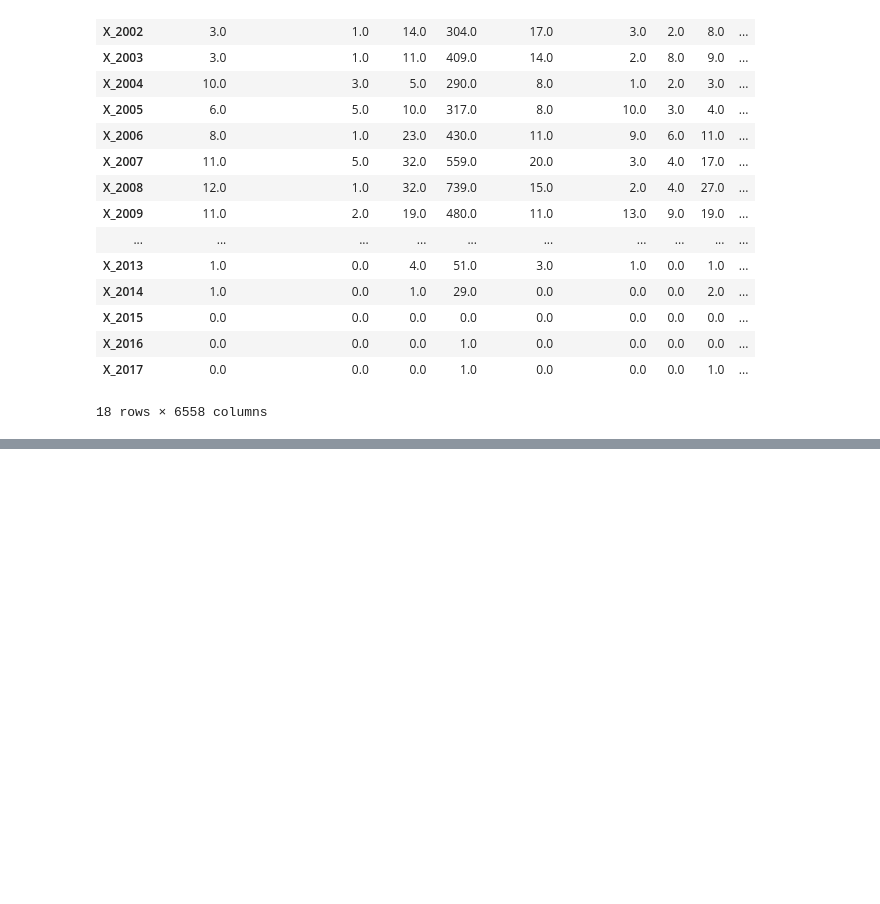
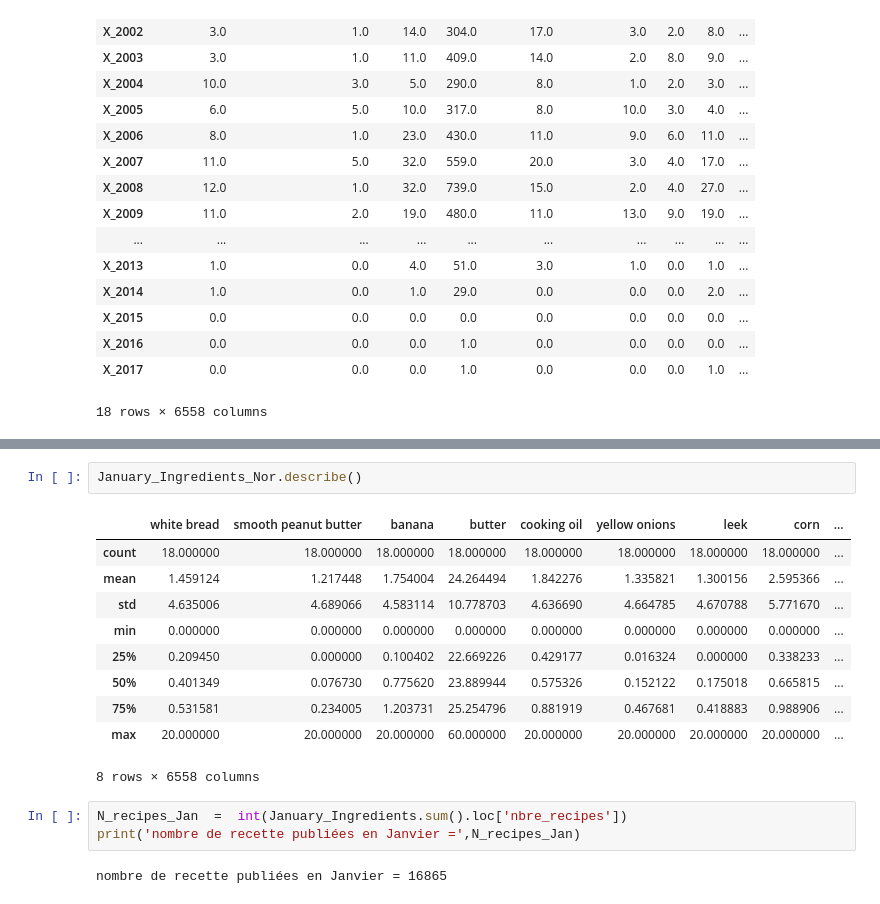
Before and after one commit to ramzinaji/analyse_cooking_app, a Jupyter notebook: etude_app_cuisine/script.ipynb, the cells around one changed output, grey strips where cells are left out. Saved outputs shown, nothing was run; the diff lists cells and outputs as text; blank space fills up the shorter version.

```diff
--- a/etude_app_cuisine/script.ipynb
+++ b/etude_app_cuisine/script.ipynb
@@ -304,0 +348,18 @@ Name: nbre_ingredients, dtype: float64
+# %%
+January_Ingredients_Nor.describe()
+# %% [output]
+|  | white bread | smooth peanut butter | banana | butter | cooking oil | yellow onions | leek | corn | ... |
+| count | 18.000000 | 18.000000 | 18.000000 | 18.000000 | 18.000000 | 18.000000 | 18.000000 | 18.000000 | ... |
+| mean | 1.459124 | 1.217448 | 1.754004 | 24.264494 | 1.842276 | 1.335821 | 1.300156 | 2.595366 | ... |
+| std | 4.635006 | 4.689066 | 4.583114 | 10.778703 | 4.636690 | 4.664785 | 4.670788 | 5.771670 | ... |
+| min | 0.000000 | 0.000000 | 0.000000 | 0.000000 | 0.000000 | 0.000000 | 0.000000 | 0.000000 | ... |
+| 25% | 0.209450 | 0.000000 | 0.100402 | 22.669226 | 0.429177 | 0.016324 | 0.000000 | 0.338233 | ... |
+| 50% | 0.401349 | 0.076730 | 0.775620 | 23.889944 | 0.575326 | 0.152122 | 0.175018 | 0.665815 | ... |
+| 75% | 0.531581 | 0.234005 | 1.203731 | 25.254796 | 0.881919 | 0.467681 | 0.418883 | 0.988906 | ... |
+| max | 20.000000 | 20.000000 | 20.000000 | 60.000000 | 20.000000 | 20.000000 | 20.000000 | 20.000000 | ... |
+8 rows × 6558 columns
+# %%
+N_recipes_Jan  =  int(January_Ingredients.sum().loc['nbre_recipes'])
+print('nombre de recette publiées en Janvier =',N_recipes_Jan)
+# %% [output]
+nombre de recette publiées en Janvier = 16865
```
Also changed, not shown: parts of 19 cells of this notebook, 4 other files.
